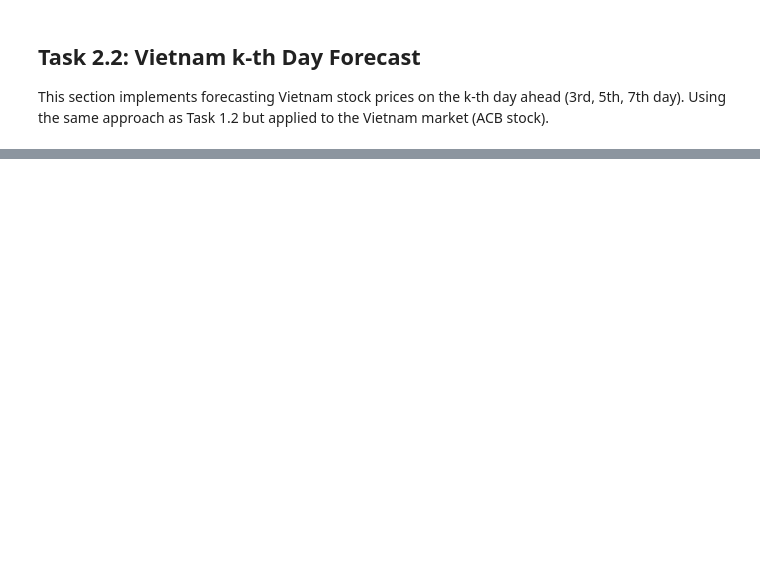
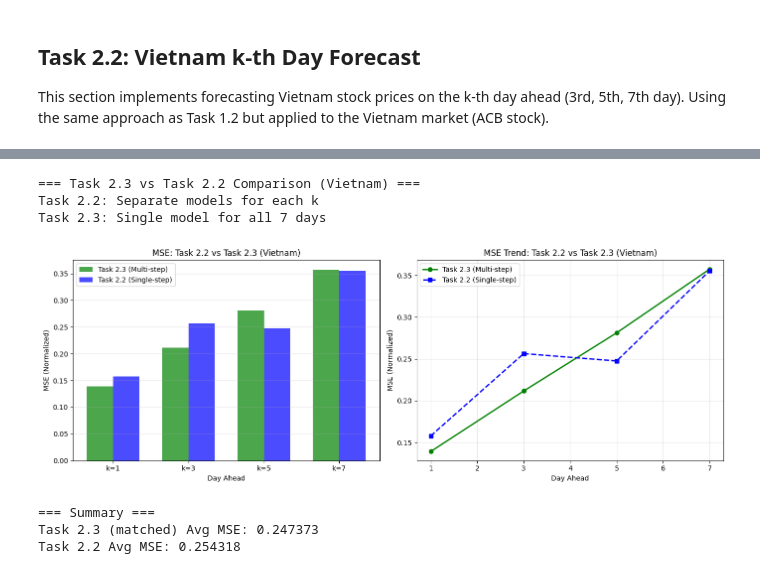
Before and after one commit to hoangminh2901/dl-final, a Jupyter notebook: 220027-project-notebook.ipynb, the cells around one changed output, grey strips where cells are left out. Drawn from its saved outputs; the diff is of its cells as text; code cells hidden in the pictures; blank space fills up the shorter version.

Commit message:
add task 2.3

```diff
--- a/220027-project-notebook.ipynb
+++ b/220027-project-notebook.ipynb
@@ -855,0 +900,15 @@ plt.show()
+# %%
+k_multistep_vn = 7
+print(f"Training multi-step model for k={k_multistep_vn} consecutive days (Vietnam)")
+
+X_multi_vn, y_multi_vn = prepare_data_multistep_vn(df_vn, feature_columns_vn, window_size_vn, k_multistep_vn)
+
+X_train_mv, X_test_mv, y_train_mv, y_test_mv = train_test_split(X_multi_vn, y_multi_vn, test_size=0.2, shuffle=False)
+X_train_mv, X_val_mv, y_train_mv, y_val_mv = train_test_split(X_train_mv, y_train_mv, test_size=0.2, shuffle=False)
+
+print(f"Training: {X_train_mv.shape[0]}, Val: {X_val_mv.shape[0]}, Test: {X_test_mv.shape[0]}")
+print(f"Output shape (k={k_multistep_vn}): {y_train_mv.shape}")
+
+X_train_norm_mv, y_train_norm_mv = normalize_multifeature_multi_vn(X_train_mv, y_train_mv, k_multistep_vn)
+X_val_norm_mv, y_val_norm_mv = normalize_multifeature_multi_vn(X_val_mv, y_val_mv, k_multistep_vn)
+X_test_norm_mv, y_test_norm_mv = normalize_multifeature_multi_vn(X_test_mv, y_test_mv, k_multistep_vn)
@@ -855,0 +963,45 @@ plt.show()
+# %%
+task_22_mse = [mse_vn] + [results_vn[k]['mse_norm'] for k in [3, 5, 7]]
+task_23_mse_matched = [mse_per_day_vn[0], mse_per_day_vn[2], mse_per_day_vn[4], mse_per_day_vn[6]]
+
+print("=== Task 2.3 vs Task 2.2 Comparison (Vietnam) ===")
+print("Task 2.2: Separate models for each k")
+print("Task 2.3: Single model for all 7 days")
+
+fig, axes = plt.subplots(1, 2, figsize=(14, 5))
+
+x = np.arange(4)
+width = 0.35
+
+axes[0].bar(x - width/2, task_23_mse_matched, width, label='Task 2.3 (Multi-step)', color='green', alpha=0.7)
+axes[0].bar(x + width/2, task_22_mse, width, label='Task 2.2 (Single-step)', color='blue', alpha=0.7)
+axes[0].set_xlabel('Day Ahead')
+axes[0].set_ylabel('MSE (Normalized)')
+axes[0].set_xticks(x)
+axes[0].set_xticklabels(['k=1', 'k=3', 'k=5', 'k=7'])
+axes[0].set_title('MSE: Task 2.2 vs Task 2.3 (Vietnam)')
+axes[0].legend()
+axes[0].grid(axis='y', alpha=0.3)
+
+axes[1].plot([1, 3, 5, 7], task_23_mse_matched, 'o-', label='Task 2.3 (Multi-step)', color='green', linewidth=2)
+axes[1].plot([1, 3, 5, 7], task_22_mse, 's--', label='Task 2.2 (Single-step)', color='blue', linewidth=2)
+axes[1].set_xlabel('Day Ahead')
+axes[1].set_ylabel('MSE (Normalized)')
+axes[1].set_title('MSE Trend: Task 2.2 vs Task 2.3 (Vietnam)')
+axes[1].legend()
+axes[1].grid(alpha=0.3)
+
+plt.tight_layout()
+plt.show()
+
+print("\n=== Summary ===")
+print(f"Task 2.3 (matched) Avg MSE: {np.mean(task_23_mse_matched):.6f}")
+print(f"Task 2.2 Avg MSE: {np.mean(task_22_mse):.6f}")
+# %% [output]
+=== Task 2.3 vs Task 2.2 Comparison (Vietnam) ===
+Task 2.2: Separate models for each k
+Task 2.3: Single model for all 7 days
+[figure, added]
+=== Summary ===
+Task 2.3 (matched) Avg MSE: 0.247373
+Task 2.2 Avg MSE: 0.254318
```
Also changed, not shown: parts of 21 cells of this notebook.
